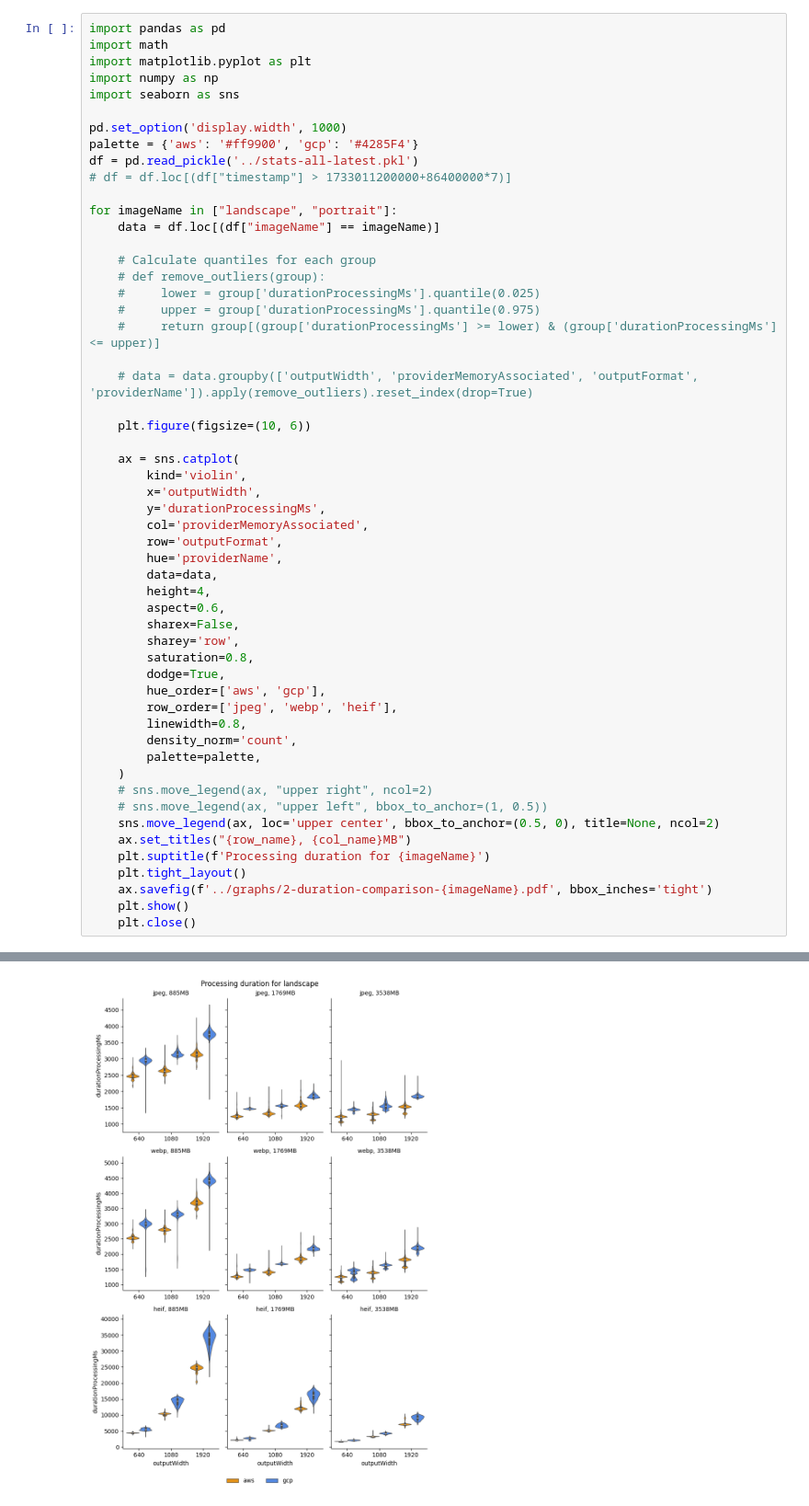
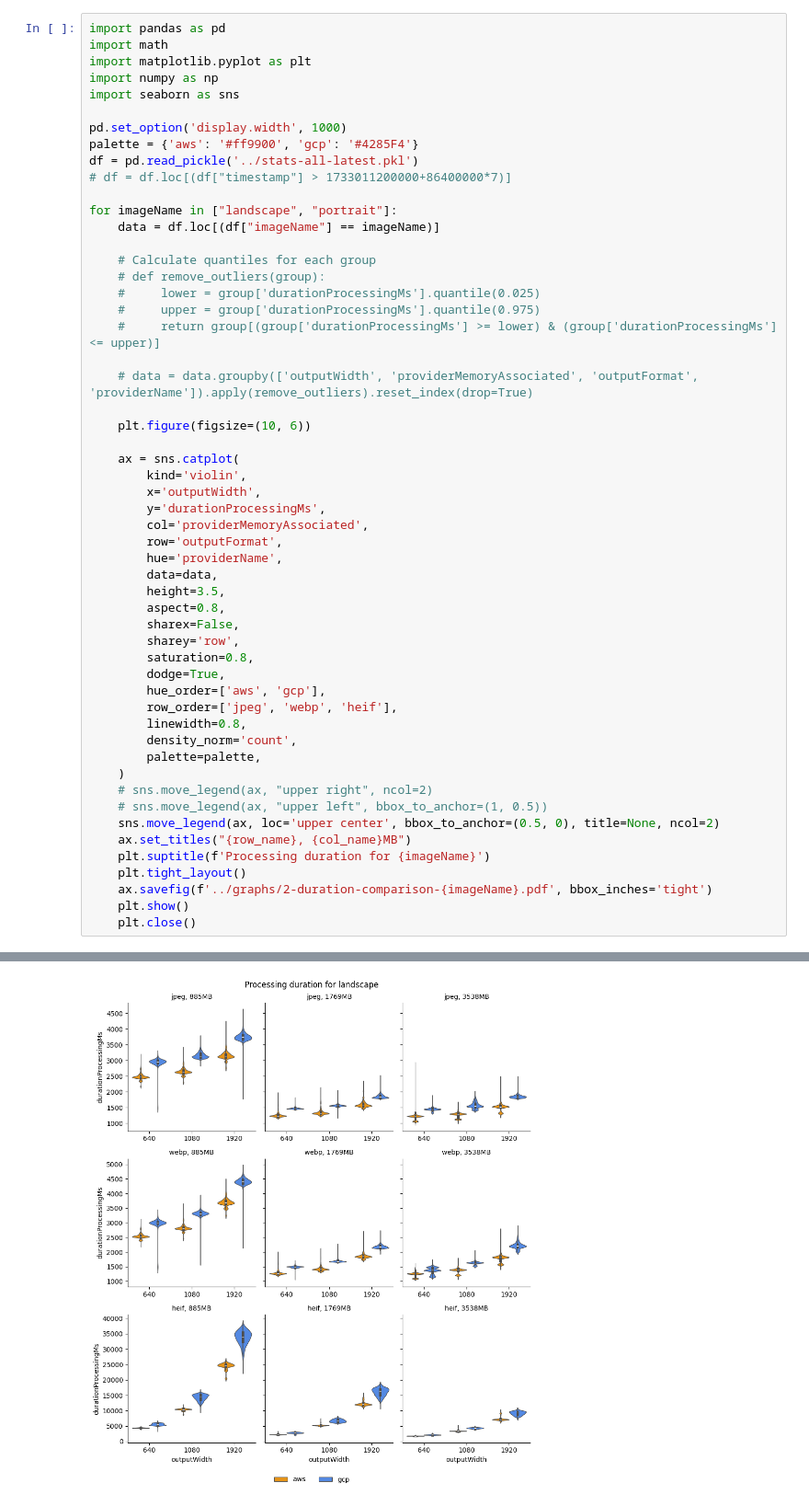
Before and after one commit to piotrekwitkowski/practical-faas-image-optimization-bench, a Jupyter notebook: results-analysis/notebooks/2-duration-comparison.ipynb, the cells around one changed output, grey strips where cells are left out. Shown at 92% size. Saved outputs shown, nothing was run; the diff lists cells and outputs as text.

Commit message:
Update charts

```diff
--- a/results-analysis/notebooks/2-duration-comparison.ipynb
+++ b/results-analysis/notebooks/2-duration-comparison.ipynb
@@ -25,34 +25,34 @@ for imageName in ["landscape", "portrait"]:
 
     ax = sns.catplot(
         kind='violin',
         x='outputWidth',
         y='durationProcessingMs',
         col='providerMemoryAssociated',
         row='outputFormat',
         hue='providerName',
         data=data,
-        height=4,
-        aspect=0.6,
+        height=3.5,
+        aspect=0.8,
         sharex=False,
         sharey='row',
         saturation=0.8,
         dodge=True,
         hue_order=['aws', 'gcp'],
         row_order=['jpeg', 'webp', 'heif'],
         linewidth=0.8,
         density_norm='count',
         palette=palette,
     )
     # sns.move_legend(ax, "upper right", ncol=2)
     # sns.move_legend(ax, "upper left", bbox_to_anchor=(1, 0.5))
     sns.move_legend(ax, loc='upper center', bbox_to_anchor=(0.5, 0), title=None, ncol=2)
     ax.set_titles("{row_name}, {col_name}MB")
     plt.suptitle(f'Processing duration for {imageName}')
     plt.tight_layout()
     ax.savefig(f'../graphs/2-duration-comparison-{imageName}.pdf', bbox_inches='tight')
     plt.show()
     plt.close()
 # %% [output]
 <Figure size 1000x600 with 0 Axes>
-[figure, old version]
+[figure, new version]
 <Figure size 1000x600 with 0 Axes>
```
Also changed, not shown: parts of 1 cell of this notebook, 15 other files.
